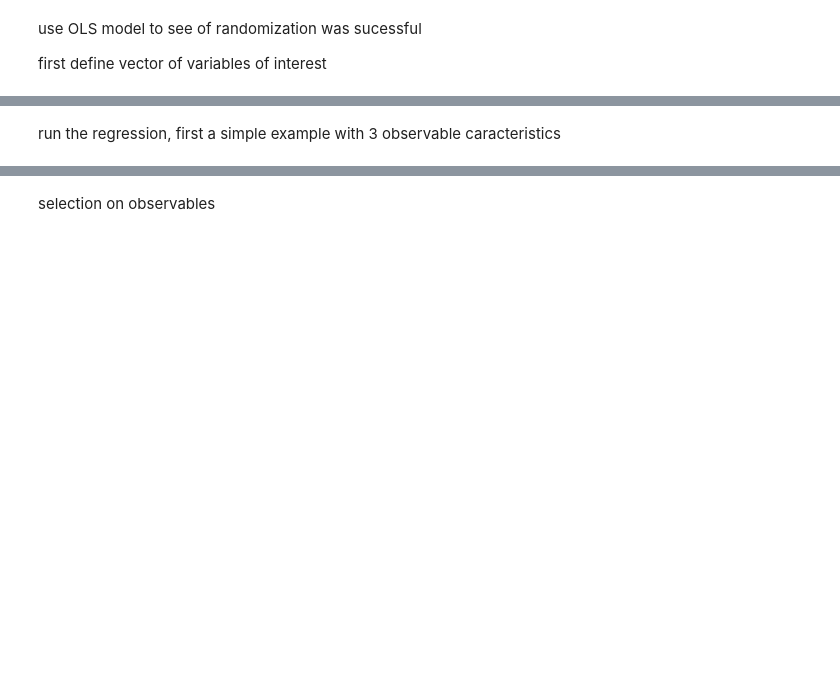
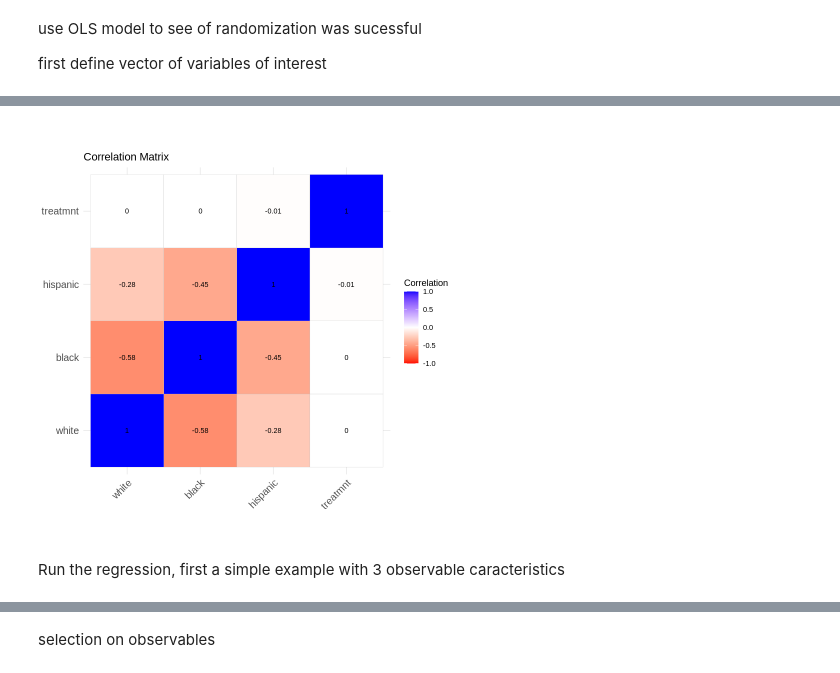
Before and after one commit to emolinaperez/econometrics_mek, a Jupyter notebook: Week 2/R/Week2_Lab.ipynb, the cells around one changed output, grey strips where cells are left out. Drawn from its saved outputs; the diff is of its cells as text; code cells hidden in the pictures; blank space fills up the shorter version.

```diff
--- a/Week 2/R/Week2_Lab.ipynb
+++ b/Week 2/R/Week2_Lab.ipynb
@@ -143,5 +331,19 @@ heatmap(cor_matrix, symm = TRUE, col = colorRampPalette(c("blue", "white", "red"
+# %%
+#install.packages('ggcorrplot')
+library(ggcorrplot)
+
+# Create a correlation plot
+ggcorrplot(cor_matrix,
+           type = "full", # Show the full matrix
+           lab = TRUE, # Add correlation values
+           lab_size = 3, # Size of the labels
+           colors = c("red", "white", "blue"), # Gradient colors
+           title = "Correlation Matrix",
+           legend.title = "Correlation")
+# %% [output]
+[figure, added]
 # %% [markdown]
-run the regression, first a simple example with 3 observable caracteristics
+Run the regression, first a simple example with 3 observable caracteristics
 # %%
 model1<-lm(treatmnt~ white+black+hispanic, data=JobCorps)
 summary(model1)
```
Also changed, not shown: parts of 58 cells of this notebook.
